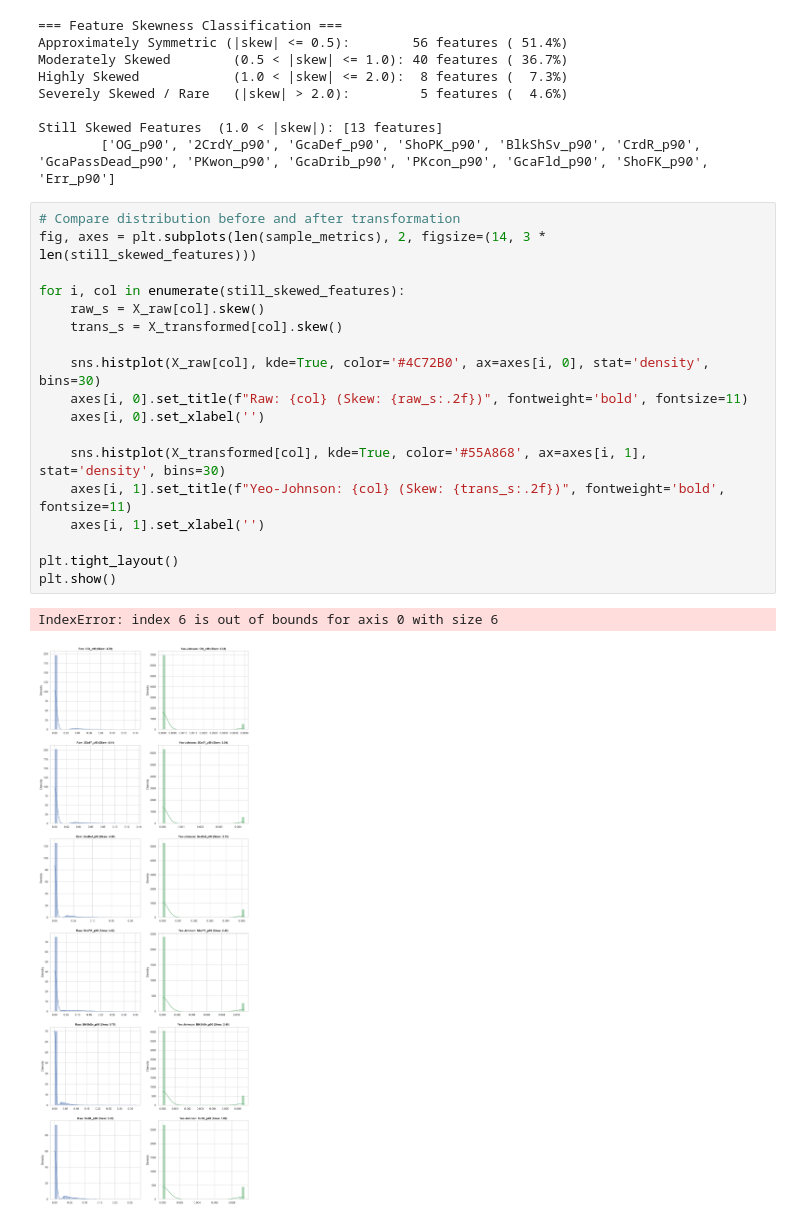
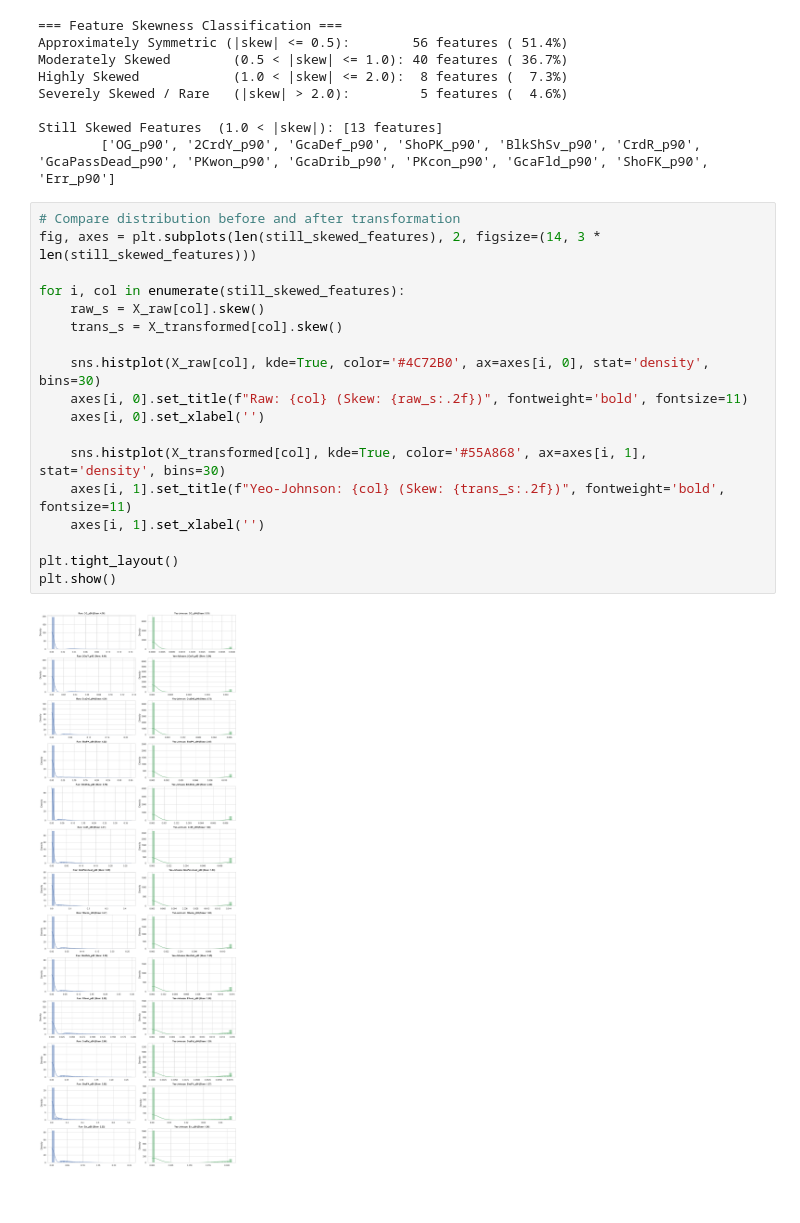
Before and after one commit to Scott-Trowers/player-architects, a Jupyter notebook: notebooks/season2122_transformation_and_scaling.ipynb, the cells around one changed output. Saved outputs shown, nothing was run; the diff lists cells and outputs as text; blank space fills up the shorter version.

```diff
--- a/notebooks/season2122_transformation_and_scaling.ipynb
+++ b/notebooks/season2122_transformation_and_scaling.ipynb
@@ -321,25 +321,24 @@ Still Skewed Features  (1.0 < |skew|): [13 features]
         ['OG_p90', '2CrdY_p90', 'GcaDef_p90', 'ShoPK_p90', 'BlkShSv_p90', 'CrdR_p90', 'GcaPassDead_p90', 'PKwon_p90', 'GcaDrib_p90', 'PKcon_p90', 'GcaFld_p90', 'ShoFK_p90', 'Err_p90']
 # %%
 # Compare distribution before and after transformation
-fig, axes = plt.subplots(len(sample_metrics), 2, figsize=(14, 3 * len(still_skewed_features)))
+fig, axes = plt.subplots(len(still_skewed_features), 2, figsize=(14, 3 * len(still_skewed_features)))
 
 for i, col in enumerate(still_skewed_features):
     raw_s = X_raw[col].skew()
     trans_s = X_transformed[col].skew()
 
     sns.histplot(X_raw[col], kde=True, color='#4C72B0', ax=axes[i, 0], stat='density', bins=30)
     axes[i, 0].set_title(f"Raw: {col} (Skew: {raw_s:.2f})", fontweight='bold', fontsize=11)
     axes[i, 0].set_xlabel('')
 
     sns.histplot(X_transformed[col], kde=True, color='#55A868', ax=axes[i, 1], stat='density', bins=30)
     axes[i, 1].set_title(f"Yeo-Johnson: {col} (Skew: {trans_s:.2f})", fontweight='bold', fontsize=11)
     axes[i, 1].set_xlabel('')
 
 plt.tight_layout()
 plt.show()
 # %% [output]
-IndexError: index 6 is out of bounds for axis 0 with size 6
-[figure, old version]
+[figure, new version]
 # %% [markdown]
 Even after transformation, 13 columns are still heavily skewed by zero-inflation in metrics relating to uncommon actions. If left as-is, these values are likely to dominate any dimension reduction and clustering.
 
```
Also changed, not shown: parts of 2 cells of this notebook.
